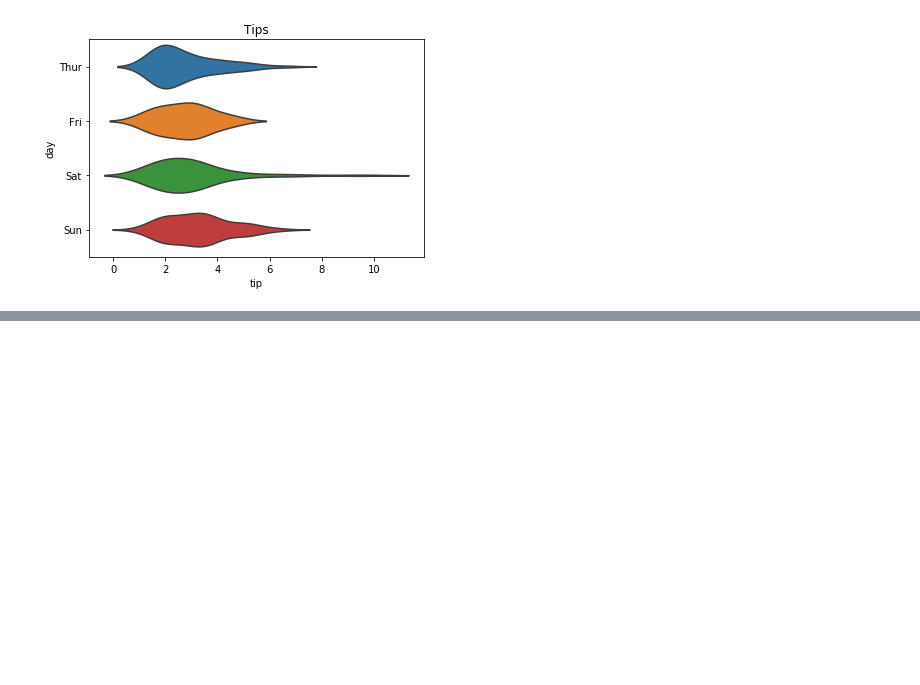
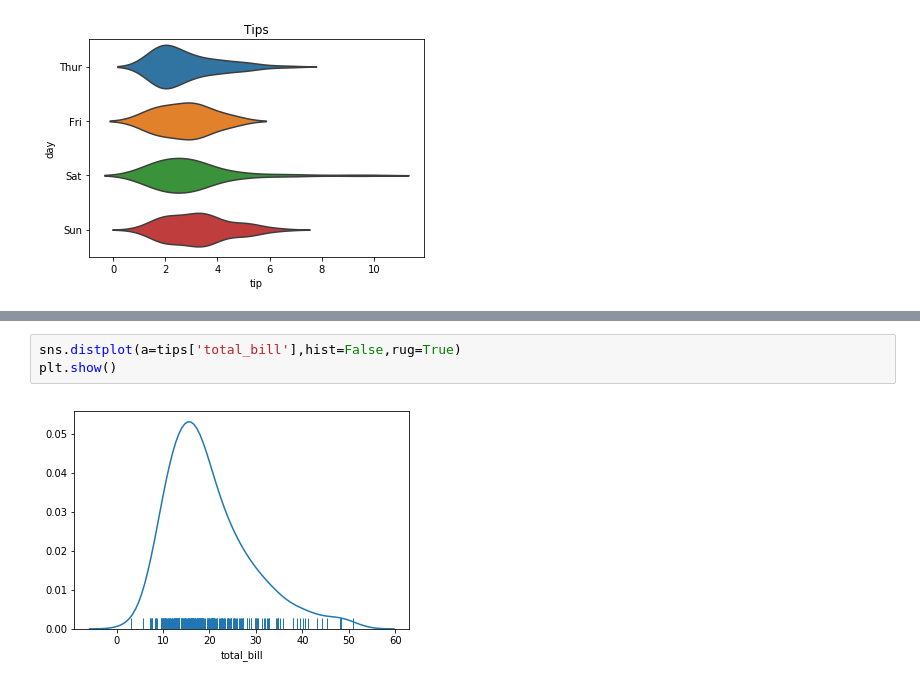
Before and after one commit to ajaytech002/visualization, a Jupyter notebook: Seaborn Demo Examples.ipynb, the cells around one changed output, grey strips where cells are left out. Saved outputs shown, nothing was run; the diff lists cells and outputs as text; blank space fills up the shorter version.

```diff
--- a/Seaborn Demo Examples.ipynb
+++ b/Seaborn Demo Examples.ipynb
@@ -689,0 +709,5 @@ plt.show()
+# %%
+sns.distplot(a=tips['total_bill'],hist=False,rug=True)
+plt.show()
+# %% [output]
+[figure, added]
```
Also changed, not shown: parts of 6 cells of this notebook, 3 other files.
